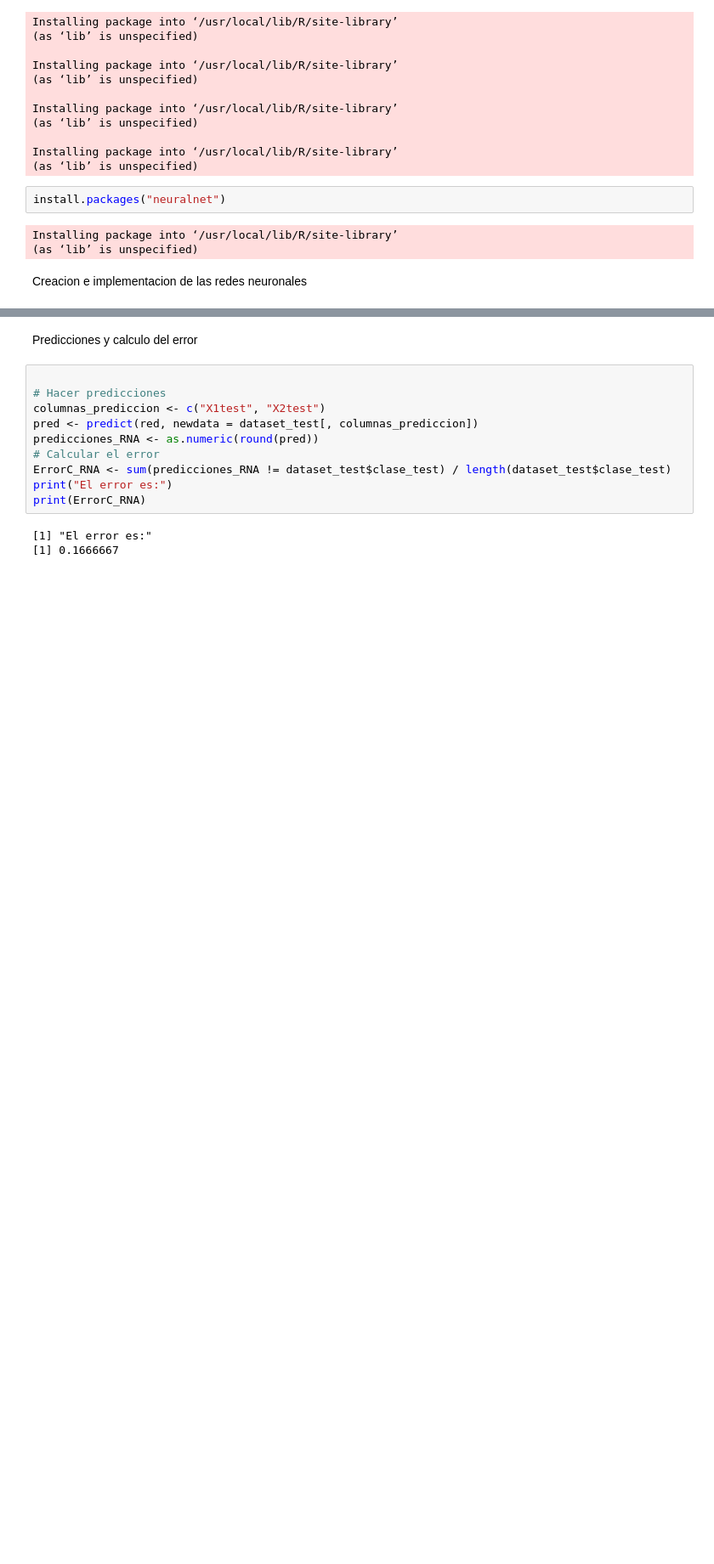
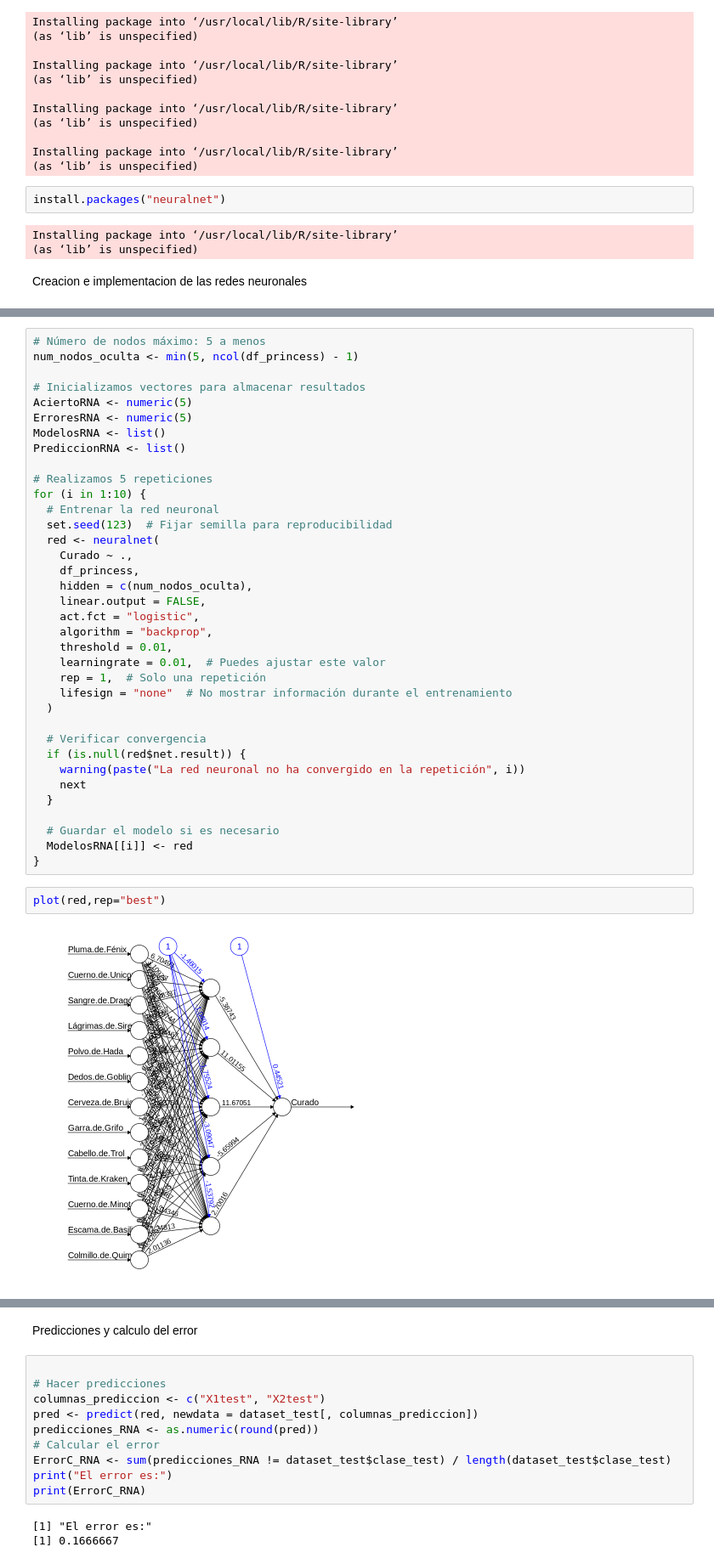
Before and after one commit to Melisa7L/FIA2023-TPI, a Jupyter notebook: FIA2023_TPI_Lino.ipynb, the cells around one changed output, grey strips where cells are left out. Shown at 85% size. Drawn from its saved outputs; the diff is of its cells as text; blank space fills up the shorter version.

```diff
--- a/FIA2023_TPI_Lino.ipynb
+++ b/FIA2023_TPI_Lino.ipynb
@@ -584,0 +544,40 @@ plotnet(red,rep='best')  #graficamos la mejor configuracion
+# %%
+# Número de nodos máximo: 5 a menos
+num_nodos_oculta <- min(5, ncol(df_princess) - 1)
+
+# Inicializamos vectores para almacenar resultados
+AciertoRNA <- numeric(5)
+ErroresRNA <- numeric(5)
+ModelosRNA <- list()
+PrediccionRNA <- list()
+
+# Realizamos 5 repeticiones
+for (i in 1:10) {
+  # Entrenar la red neuronal
+  set.seed(123)  # Fijar semilla para reproducibilidad
+  red <- neuralnet(
+    Curado ~ .,
+    df_princess,
+    hidden = c(num_nodos_oculta),
+    linear.output = FALSE,
+    act.fct = "logistic",
+    algorithm = "backprop",
+    threshold = 0.01,
+    learningrate = 0.01,  # Puedes ajustar este valor
+    rep = 1,  # Solo una repetición
+    lifesign = "none"  # No mostrar información durante el entrenamiento
+  )
+
+  # Verificar convergencia
+  if (is.null(red$net.result)) {
+    warning(paste("La red neuronal no ha convergido en la repetición", i))
+    next
+  }
+
+  # Guardar el modelo si es necesario
+  ModelosRNA[[i]] <- red
+}
+# %%
+plot(red,rep="best")
+# %% [output]
+[figure, added]
```
Also changed, not shown: parts of 11 cells of this notebook.
